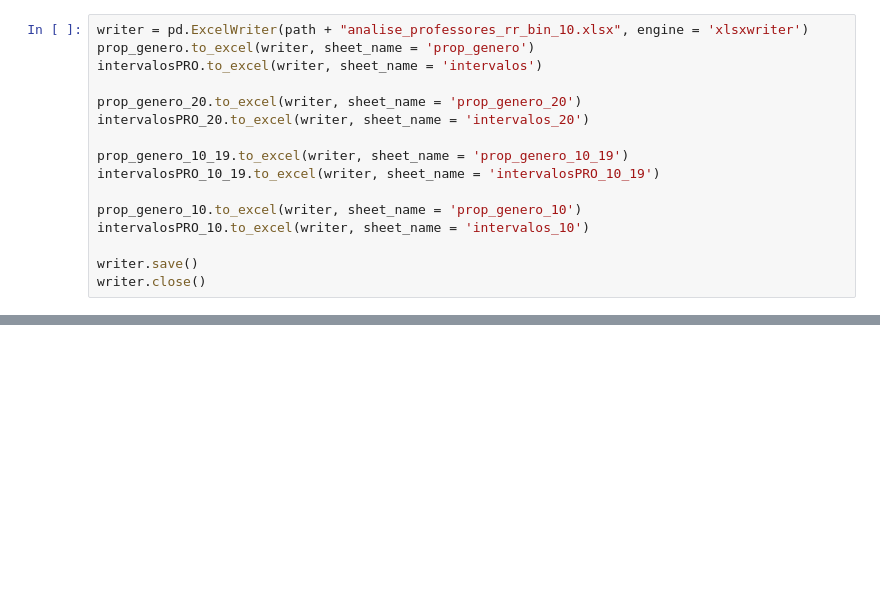
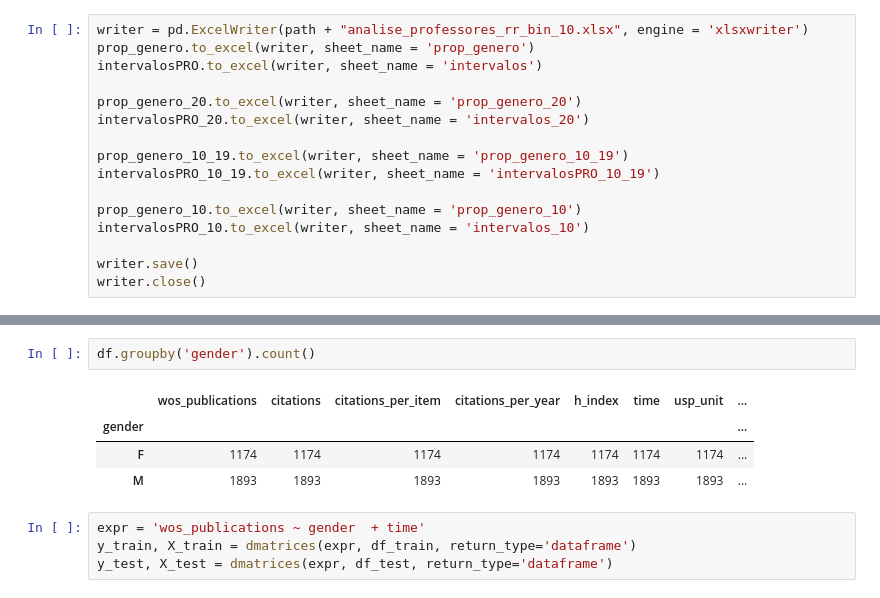
Before and after one commit to liviaciabati/publicacao_e_genero, a Jupyter notebook: notebooks/tables.ipynb, the cells around one changed output, grey strips where cells are left out. Cells and saved outputs as stored; diff of their text form; blank space fills up the shorter version.

```diff
--- a/notebooks/tables.ipynb
+++ b/notebooks/tables.ipynb
@@ -677,0 +708,11 @@ writer.close()
+# %%
+df.groupby('gender').count()
+# %% [output]
+|  | wos_publications | citations | citations_per_item | citations_per_year | h_index | time | usp_unit | ... |
+| gender |  |  |  |  |  |  |  | ... |
+| F | 1174 | 1174 | 1174 | 1174 | 1174 | 1174 | 1174 | ... |
+| M | 1893 | 1893 | 1893 | 1893 | 1893 | 1893 | 1893 | ... |
+# %%
+expr = 'wos_publications ~ gender  + time'
+y_train, X_train = dmatrices(expr, df_train, return_type='dataframe')
+y_test, X_test = dmatrices(expr, df_test, return_type='dataframe')
```
Also changed, not shown: parts of 7 cells of this notebook.
